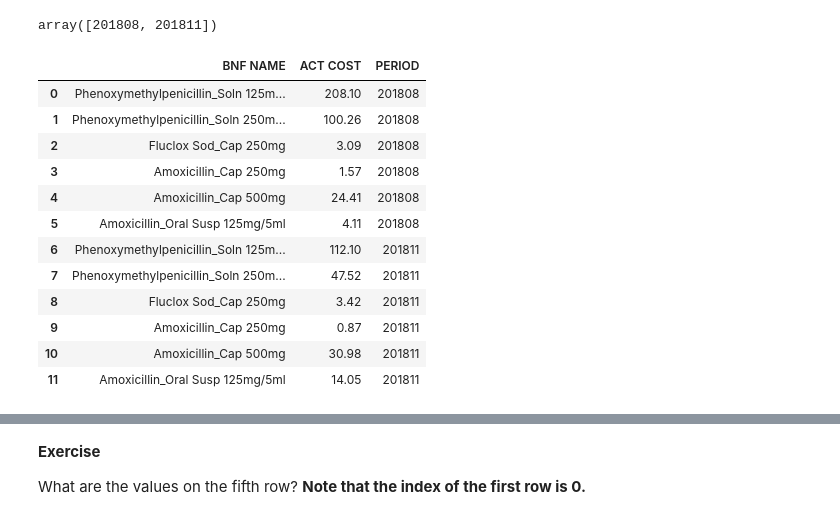
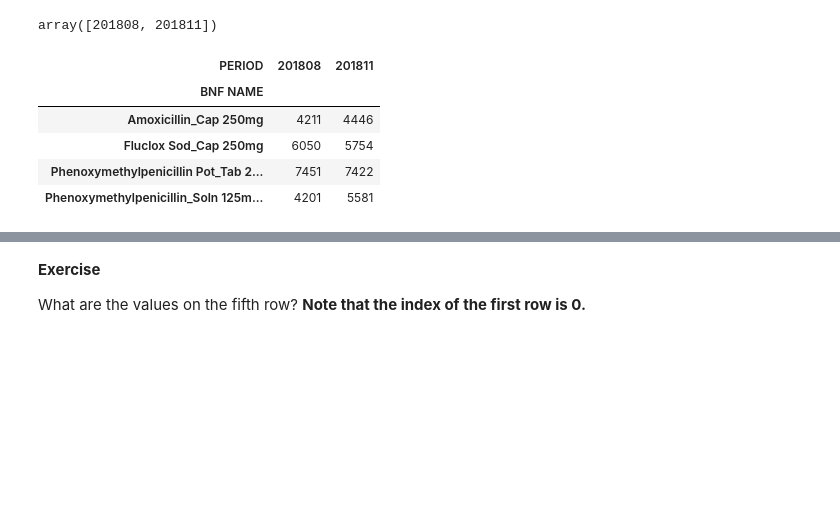
Before and after one commit to anenadic/2019-03-16-manchester, a Jupyter notebook: prescribing_exercises.ipynb, the cells around one changed output, grey strips where cells are left out. Drawn from its saved outputs; the diff is of its cells as text; code cells hidden in the pictures; blank space fills up the shorter version.

```diff
--- a/prescribing_exercises.ipynb
+++ b/prescribing_exercises.ipynb
@@ -325,18 +360,11 @@ sample["PERIOD"].unique()
 # %% [output]
 array([201808, 201811])
 # %%
-sample[["BNF NAME", "ACT COST", "PERIOD"]]
+pd.crosstab(sample["BNF NAME"], sample["PERIOD"])
 # %% [output]
-|  | BNF NAME | ACT COST | PERIOD |
-| 0 | Phenoxymethylpenicillin_Soln 125m... | 208.10 | 201808 |
-| 1 | Phenoxymethylpenicillin_Soln 250m... | 100.26 | 201808 |
-| 2 | Fluclox Sod_Cap 250mg | 3.09 | 201808 |
-| 3 | Amoxicillin_Cap 250mg | 1.57 | 201808 |
-| 4 | Amoxicillin_Cap 500mg | 24.41 | 201808 |
-| 5 | Amoxicillin_Oral Susp 125mg/5ml | 4.11 | 201808 |
-| 6 | Phenoxymethylpenicillin_Soln 125m... | 112.10 | 201811 |
-| 7 | Phenoxymethylpenicillin_Soln 250m... | 47.52 | 201811 |
-| 8 | Fluclox Sod_Cap 250mg | 3.42 | 201811 |
-| 9 | Amoxicillin_Cap 250mg | 0.87 | 201811 |
-| 10 | Amoxicillin_Cap 500mg | 30.98 | 201811 |
-| 11 | Amoxicillin_Oral Susp 125mg/5ml | 14.05 | 201811 |
+| PERIOD | 201808 | 201811 |
+| BNF NAME |  |  |
+| Amoxicillin_Cap 250mg | 4211 | 4446 |
+| Fluclox Sod_Cap 250mg | 6050 | 5754 |
+| Phenoxymethylpenicillin Pot_Tab 2... | 7451 | 7422 |
+| Phenoxymethylpenicillin_Soln 125m... | 4201 | 5581 |
```
Also changed, not shown: parts of 66 cells of this notebook, 1 other file.
